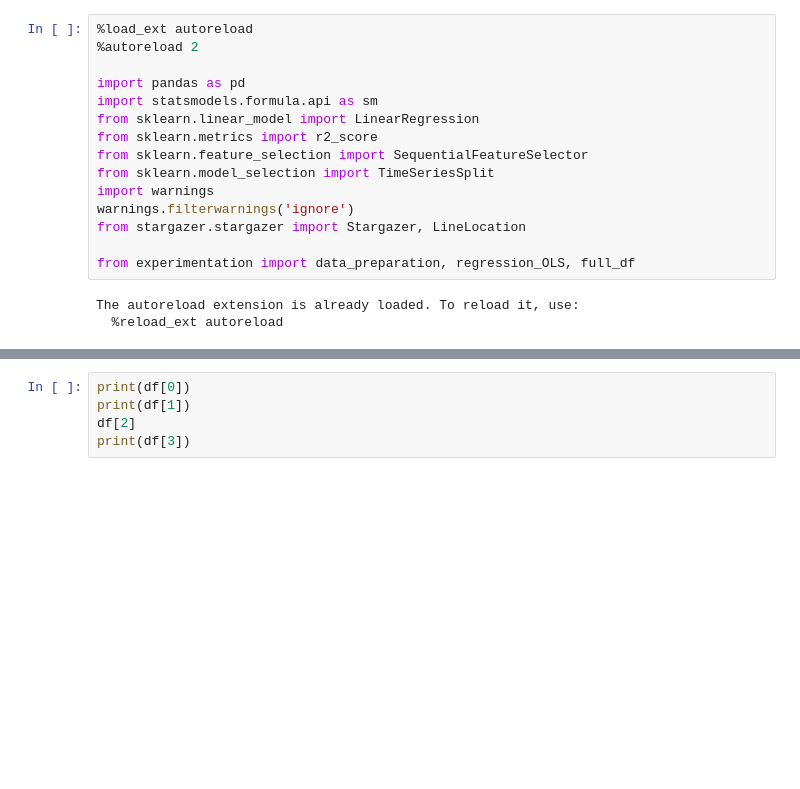
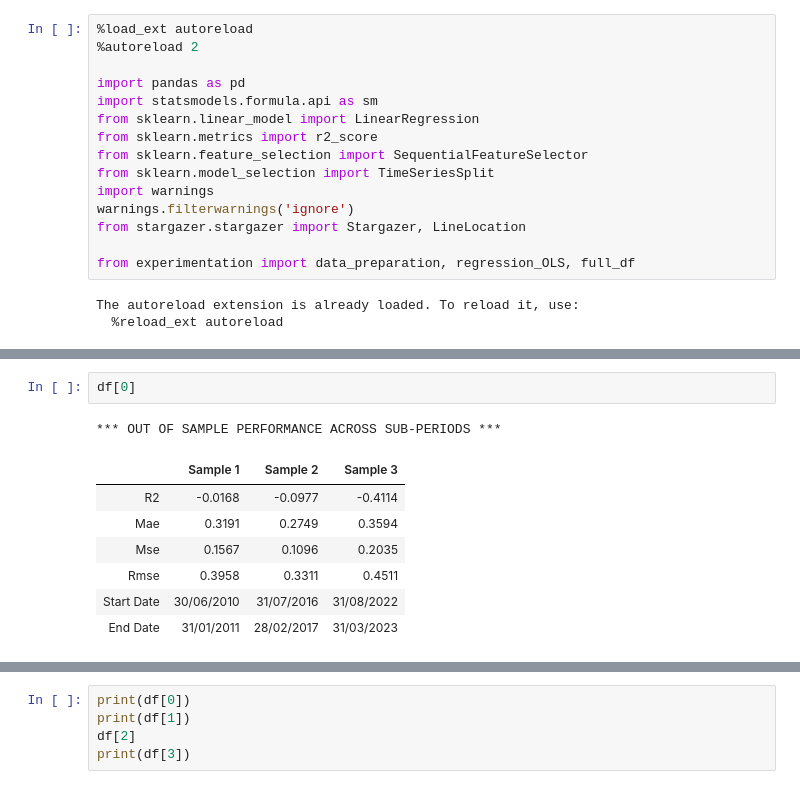
Before and after one commit to martinlyngerasmussen/auto_regressor, a Jupyter notebook: Code test.ipynb, the cells around one changed output, grey strips where cells are left out. Saved outputs shown, nothing was run; the diff lists cells and outputs as text; blank space fills up the shorter version.

```diff
--- a/Code test.ipynb
+++ b/Code test.ipynb
@@ -51,0 +61,11 @@ KeyError: "None of [Index(['gdp_lag1'], dtype='object')] are in the [columns]"
+# %%
+df[0]
+# %% [output]
+*** OUT OF SAMPLE PERFORMANCE ACROSS SUB-PERIODS ***
+|  | Sample 1 | Sample 2 | Sample 3 |
+| R2 | -0.0168 | -0.0977 | -0.4114 |
+| Mae | 0.3191 | 0.2749 | 0.3594 |
+| Mse | 0.1567 | 0.1096 | 0.2035 |
+| Rmse | 0.3958 | 0.3311 | 0.4511 |
+| Start Date | 30/06/2010 | 31/07/2016 | 31/08/2022 |
+| End Date | 31/01/2011 | 28/02/2017 | 31/03/2023 |
```
Also changed, not shown: parts of 11 cells of this notebook, 1 other file.
